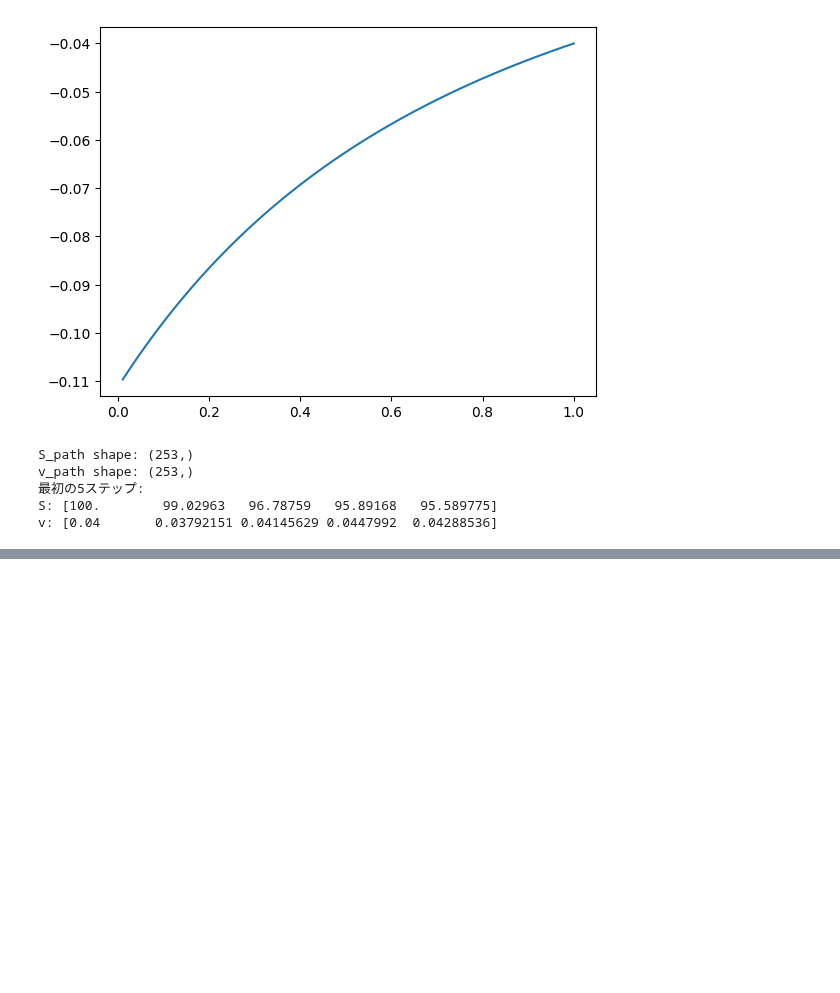
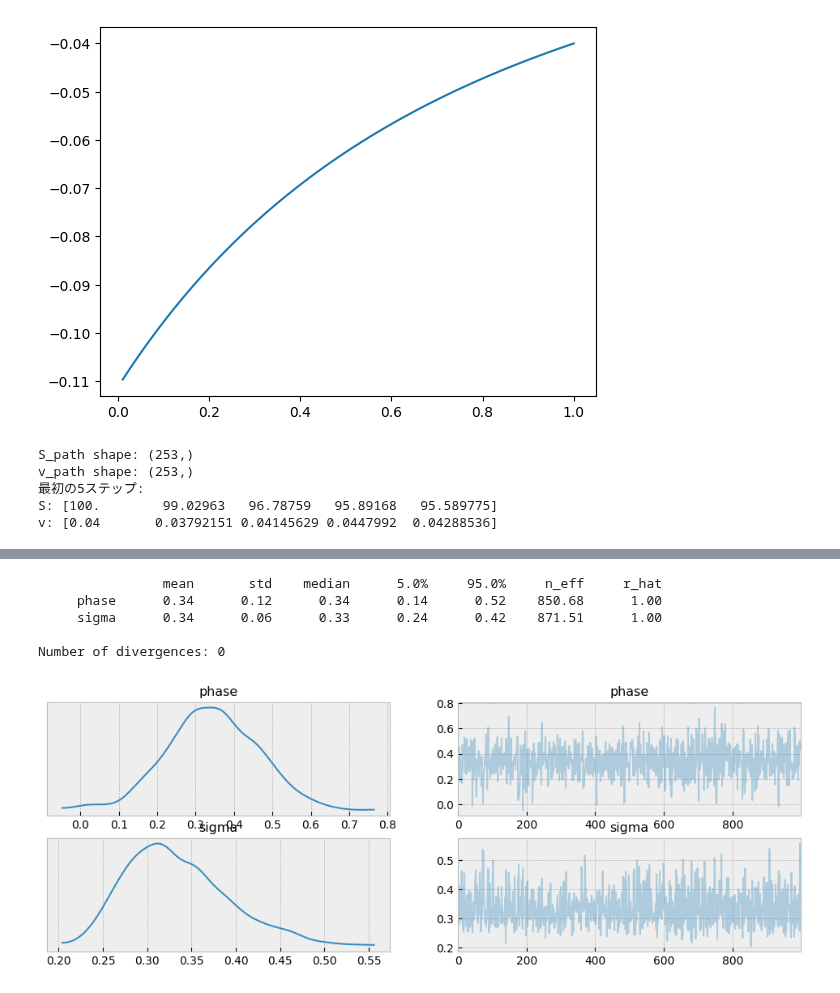
Before and after one commit to sht-yn/degenerate-diffusion, a Jupyter notebook: jax_study.ipynb, the cells around one changed output, grey strips where cells are left out. Saved outputs shown, nothing was run; the diff lists cells and outputs as text; code cells hidden in the pictures; blank space fills up the shorter version.

```diff
--- a/jax_study.ipynb
+++ b/jax_study.ipynb
@@ -224,0 +287,6 @@ v: [0.04       0.03792151 0.04145629 0.0447992  0.04288536]
+# %%
+def sinusoid_model(x, y=None):
+    phase = numpyro.sample("phase", dist.Uniform(-jnp.pi, jnp.pi))
+    sigma = numpyro.sample("sigma", dist.Exponential(1.0))
+    mean = jnp.sin(x + phase)
+    numpyro.sample("y", dist.Normal(mean, sigma), obs=y)
@@ -224,0 +305,15 @@ v: [0.04       0.03792151 0.04145629 0.0447992  0.04288536]
+# %%
+rng_key = jax.random.PRNGKey(0)
+nuts_kernel = NUTS(sinusoid_model)
+mcmc = MCMC(nuts_kernel, num_warmup=400, num_samples=1000)
+mcmc.run(rng_key, x=jnp.asarray(x_obs), y=jnp.asarray(y_obs))
+mcmc.print_summary()
+az.plot_trace(az.from_numpyro(mcmc), var_names=["phase", "sigma"],
+             compact=True, combined=False);
+# %% [output]
+                mean       std    median      5.0%     95.0%     n_eff     r_hat
+     phase      0.34      0.12      0.34      0.14      0.52    850.68      1.00
+     sigma      0.34      0.06      0.33      0.24      0.42    871.51      1.00
+
+Number of divergences: 0
+[figure, added]
```
Also changed, not shown: parts of 36 cells of this notebook, 10 other files.
